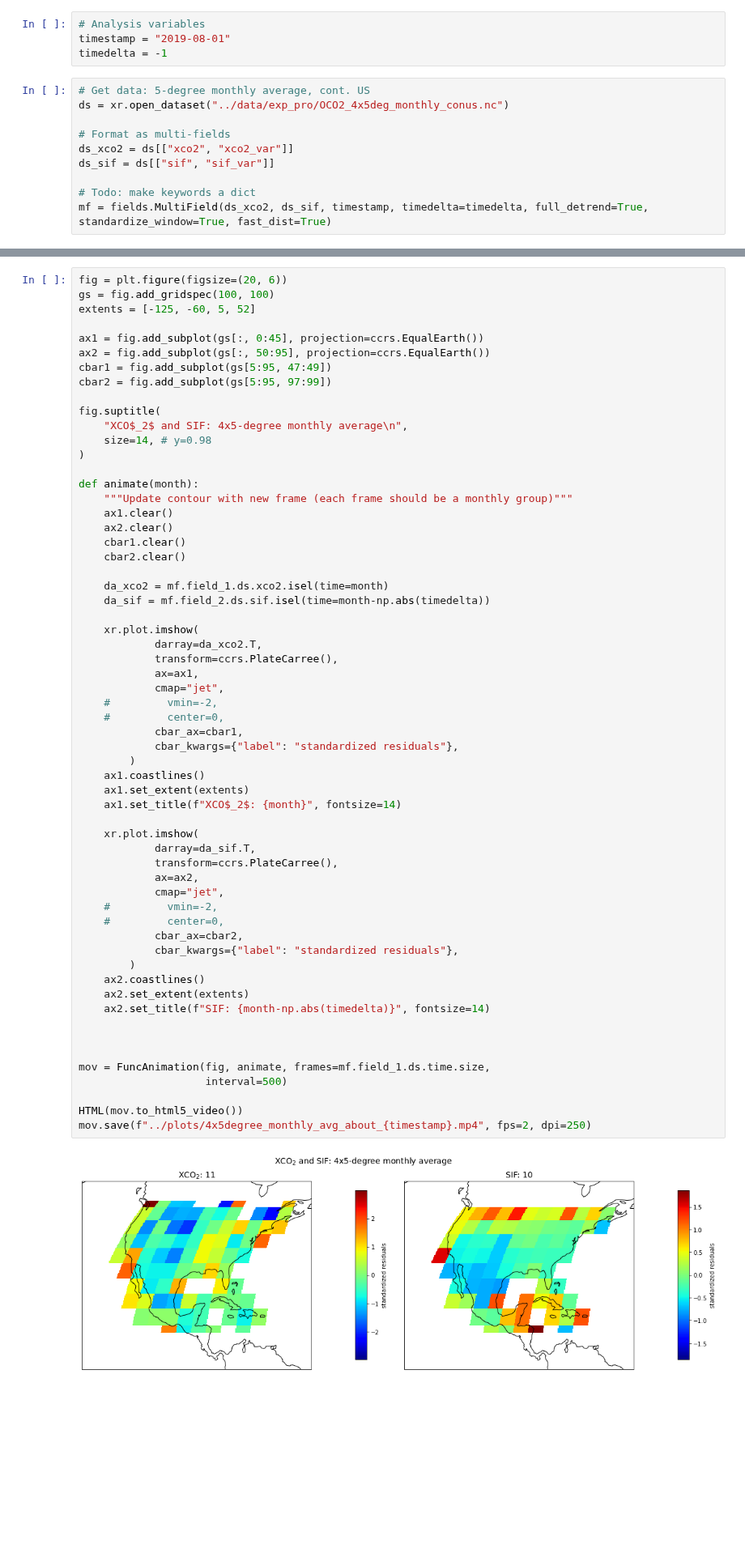
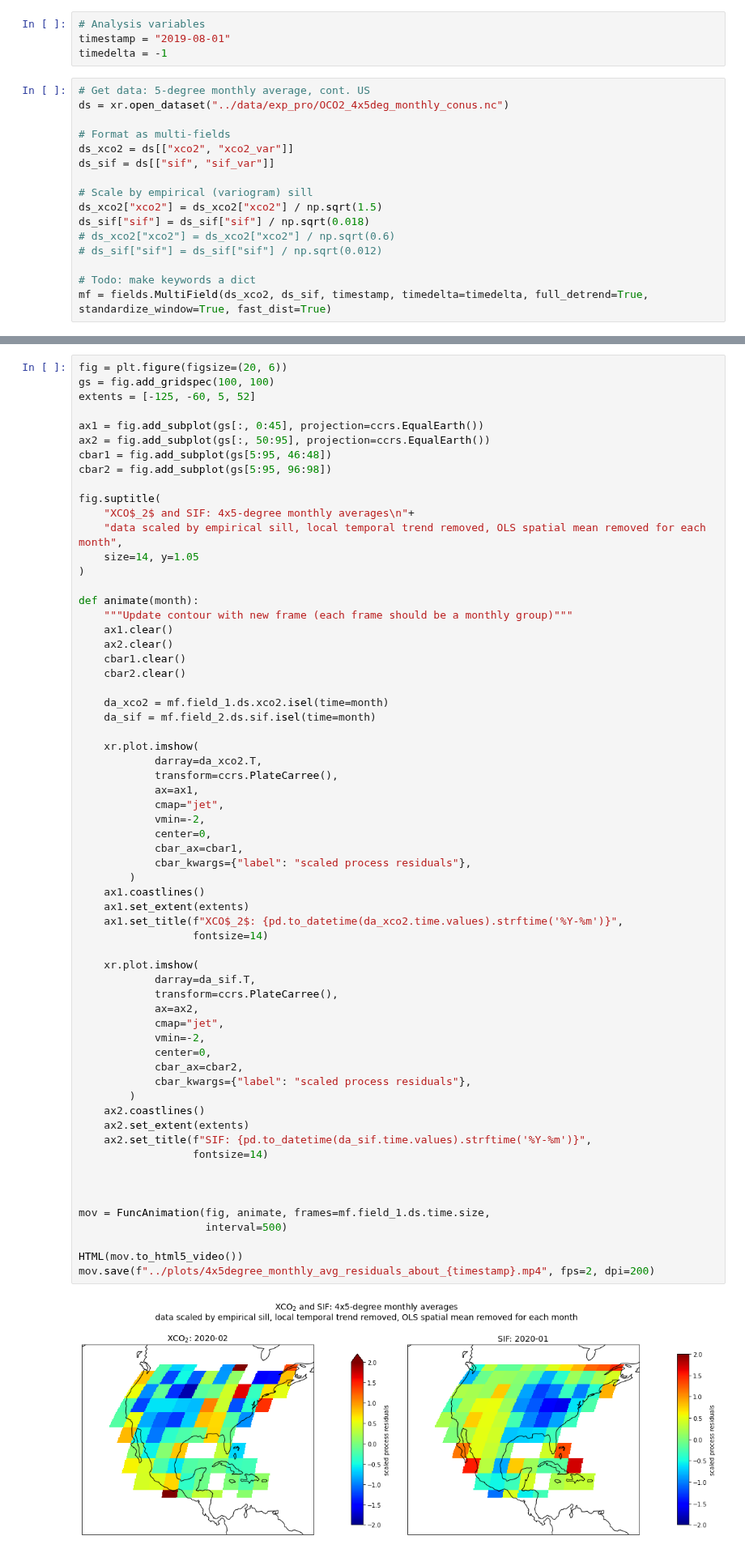
Before and after one commit to 91Mrwu/sif-xco2-cokriging, a Jupyter notebook: research/cokriging_conus.ipynb, the cells around one changed output, grey strips where cells are left out. Shown at 81% size. Cells and saved outputs as stored; diff of their text form; blank space fills up the shorter version.

```diff
--- a/research/cokriging_conus.ipynb
+++ b/research/cokriging_conus.ipynb
@@ -36,5 +36,11 @@ ds = xr.open_dataset("../data/exp_pro/OCO2_4x5deg_monthly_conus.nc")
 ds_xco2 = ds[["xco2", "xco2_var"]]
 ds_sif = ds[["sif", "sif_var"]]
 
+# Scale by empirical (variogram) sill
+ds_xco2["xco2"] = ds_xco2["xco2"] / np.sqrt(1.5)
+ds_sif["sif"] = ds_sif["sif"] / np.sqrt(0.018)
+# ds_xco2["xco2"] = ds_xco2["xco2"] / np.sqrt(0.6)
+# ds_sif["sif"] = ds_sif["sif"] / np.sqrt(0.012)
+
 # Todo: make keywords a dict
 mf = fields.MultiField(ds_xco2, ds_sif, timestamp, timedelta=timedelta, full_detrend=True, standardize_window=True, fast_dist=True)
@@ -272,12 +120,13 @@ extents = [-125, -60, 5, 52]
 
 ax1 = fig.add_subplot(gs[:, 0:45], projection=ccrs.EqualEarth())
 ax2 = fig.add_subplot(gs[:, 50:95], projection=ccrs.EqualEarth())
-cbar1 = fig.add_subplot(gs[5:95, 47:49])
-cbar2 = fig.add_subplot(gs[5:95, 97:99])
+cbar1 = fig.add_subplot(gs[5:95, 46:48])
+cbar2 = fig.add_subplot(gs[5:95, 96:98])
 
 fig.suptitle(
-    "XCO$_2$ and SIF: 4x5-degree monthly average\n",
-    size=14, # y=0.98
+    "XCO$_2$ and SIF: 4x5-degree monthly averages\n"+
+    "data scaled by empirical sill, local temporal trend removed, OLS spatial mean removed for each month",
+    size=14, y=1.05
 )
 
 def animate(month):
@@ -288,45 +137,47 @@ def animate(month):
     cbar2.clear()
 
     da_xco2 = mf.field_1.ds.xco2.isel(time=month)
-    da_sif = mf.field_2.ds.sif.isel(time=month-np.abs(timedelta))
+    da_sif = mf.field_2.ds.sif.isel(time=month)
 
     xr.plot.imshow(
             darray=da_xco2.T,
             transform=ccrs.PlateCarree(),
             ax=ax1,
             cmap="jet",
-    #         vmin=-2,
-    #         center=0,
+            vmin=-2,
+            center=0,
             cbar_ax=cbar1,
-            cbar_kwargs={"label": "standardized residuals"},
+            cbar_kwargs={"label": "scaled process residuals"},
         )
     ax1.coastlines()
     ax1.set_extent(extents)
-    ax1.set_title(f"XCO$_2$: {month}", fontsize=14)
+    ax1.set_title(f"XCO$_2$: {pd.to_datetime(da_xco2.time.values).strftime('%Y-%m')}",
+                  fontsize=14)
 
     xr.plot.imshow(
             darray=da_sif.T,
             transform=ccrs.PlateCarree(),
             ax=ax2,
             cmap="jet",
-    #         vmin=-2,
-    #         center=0,
+            vmin=-2,
+            center=0,
             cbar_ax=cbar2,
-            cbar_kwargs={"label": "standardized residuals"},
+            cbar_kwargs={"label": "scaled process residuals"},
         )
     ax2.coastlines()
     ax2.set_extent(extents)
-    ax2.set_title(f"SIF: {month-np.abs(timedelta)}", fontsize=14)
+    ax2.set_title(f"SIF: {pd.to_datetime(da_sif.time.values).strftime('%Y-%m')}",
+                  fontsize=14)
 
 
 
 mov = FuncAnimation(fig, animate, frames=mf.field_1.ds.time.size,
                     interval=500)
 
 HTML(mov.to_html5_video())
-mov.save(f"../plots/4x5degree_monthly_avg_about_{timestamp}.mp4", fps=2, dpi=250)
+mov.save(f"../plots/4x5degree_monthly_avg_residuals_about_{timestamp}.mp4", fps=2, dpi=200)
 # %% [output]
-[figure, old version]
+[figure, new version]
 # %% [markdown]
 ## What do variogram models look like?
 # %%
```
Also changed, not shown: parts of 25 cells of this notebook, 6 other files.
